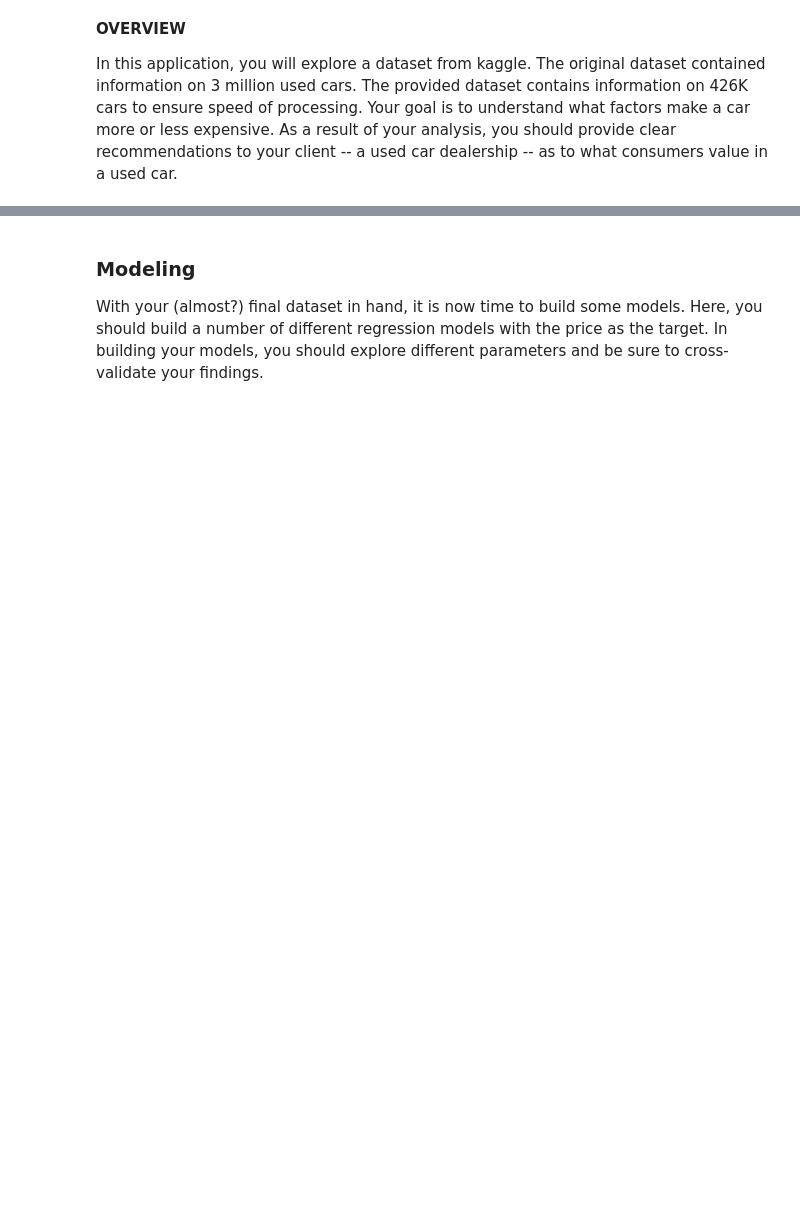
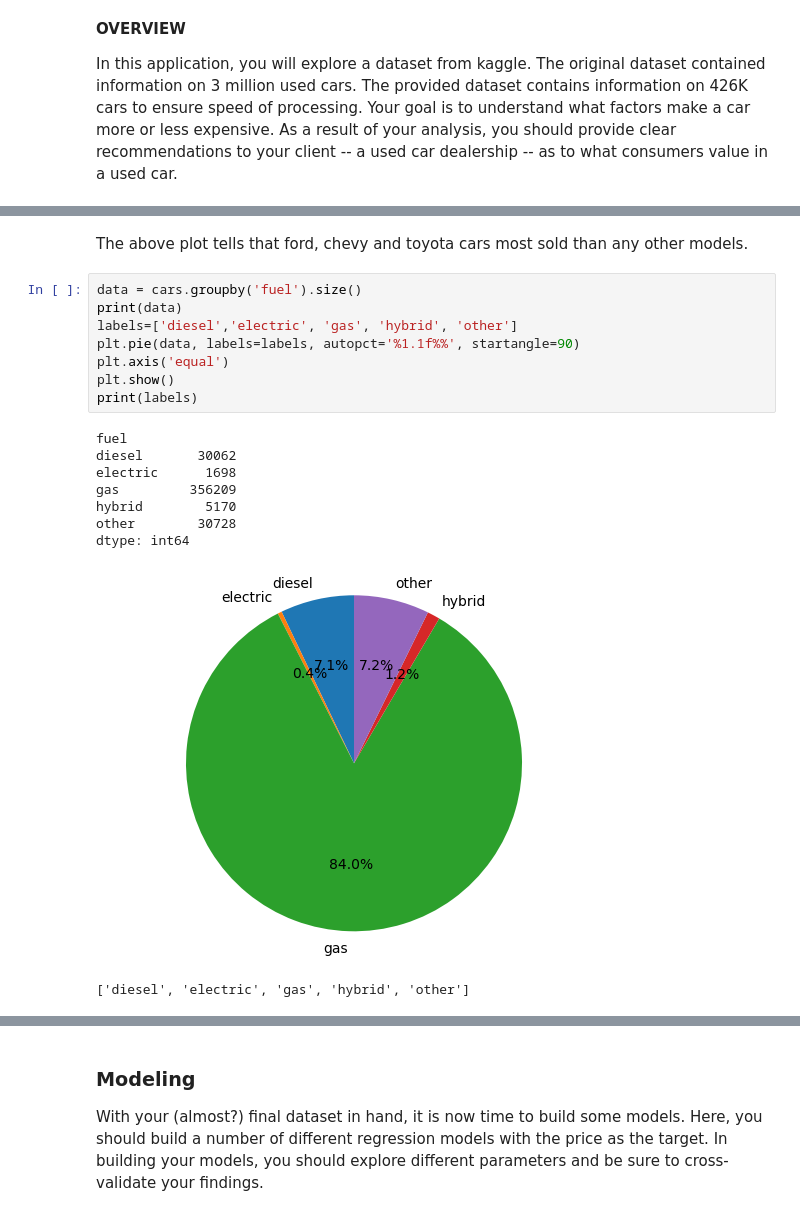
Before and after one commit to trguduru/car_price_prediction, a Jupyter notebook: prompt_II.ipynb, the cells around one changed output, grey strips where cells are left out. Drawn from its saved outputs; the diff is of its cells as text; blank space fills up the shorter version.

```diff
--- a/prompt_II.ipynb
+++ b/prompt_II.ipynb
@@ -116,0 +126,20 @@ car_df.head()
+# %% [markdown]
+The above plot tells that ford, chevy and toyota cars most sold than any other models.
+# %%
+data = cars.groupby('fuel').size()
+print(data)
+labels=['diesel','electric', 'gas', 'hybrid', 'other']
+plt.pie(data, labels=labels, autopct='%1.1f%%', startangle=90)
+plt.axis('equal')
+plt.show()
+print(labels)
+# %% [output]
+fuel
+diesel       30062
+electric      1698
+gas         356209
+hybrid        5170
+other        30728
+dtype: int64
+[figure, added]
+['diesel', 'electric', 'gas', 'hybrid', 'other']
```
Also changed, not shown: parts of 111 cells of this notebook.
